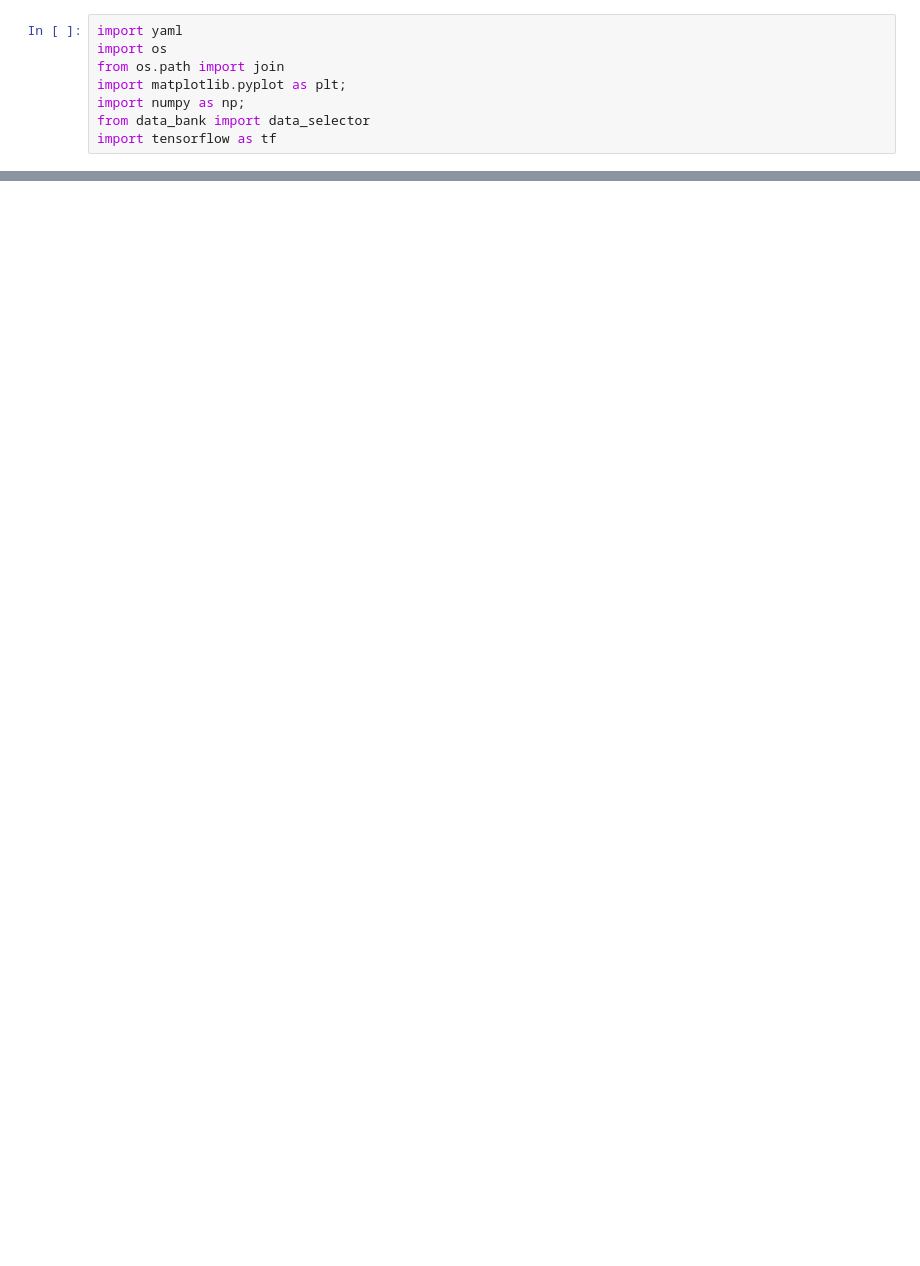
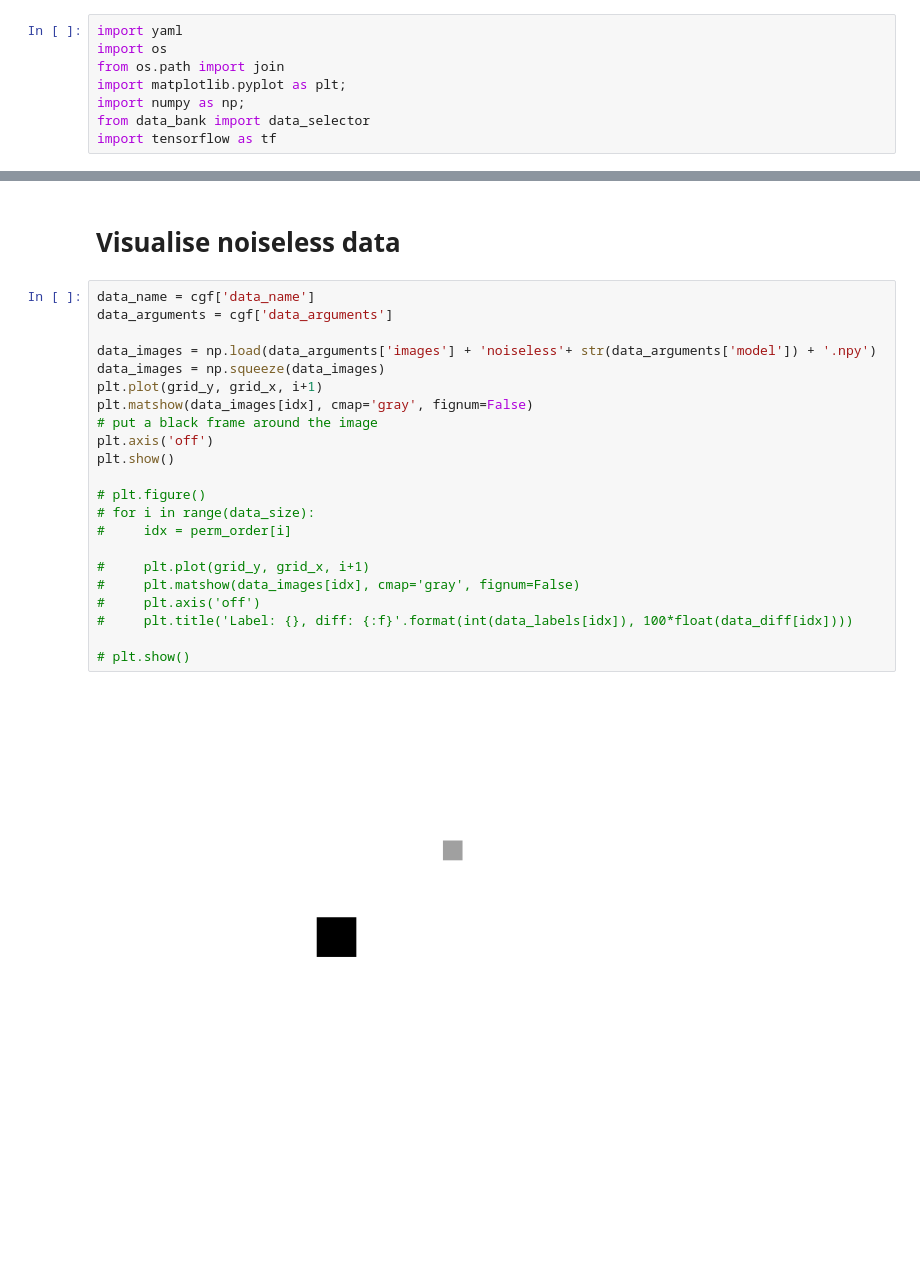
Before and after one commit to zhenningdavidliu/NN_security, a Jupyter notebook: Demo_visualise.ipynb, the cells around one changed output, grey strips where cells are left out. Drawn from its saved outputs; the diff is of its cells as text; blank space fills up the shorter version.

Commit message:
feat: got noisy and noiseless images

```diff
--- a/Demo_visualise.ipynb
+++ b/Demo_visualise.ipynb
@@ -63,0 +68,26 @@ FileNotFoundError: [Errno 2] No such file or directory: 'data/shades_data/t0_ima
+# %% [markdown]
+# Visualise noiseless data
+# %%
+data_name = cgf['data_name']
+data_arguments = cgf['data_arguments']
+
+data_images = np.load(data_arguments['images'] + 'noiseless'+ str(data_arguments['model']) + '.npy')
+data_images = np.squeeze(data_images)
+plt.plot(grid_y, grid_x, i+1)
+plt.matshow(data_images[idx], cmap='gray', fignum=False)
+# put a black frame around the image
+plt.axis('off')
+plt.show()
+
+# plt.figure()
+# for i in range(data_size):
+#     idx = perm_order[i]
+
+#     plt.plot(grid_y, grid_x, i+1)
+#     plt.matshow(data_images[idx], cmap='gray', fignum=False)
+#     plt.axis('off')
+#     plt.title('Label: {}, diff: {:f}'.format(int(data_labels[idx]), 100*float(data_diff[idx])))
+
+# plt.show()
+# %% [output]
+[figure, added]
```
Also changed, not shown: parts of 1 cell of this notebook, 6 other files.
